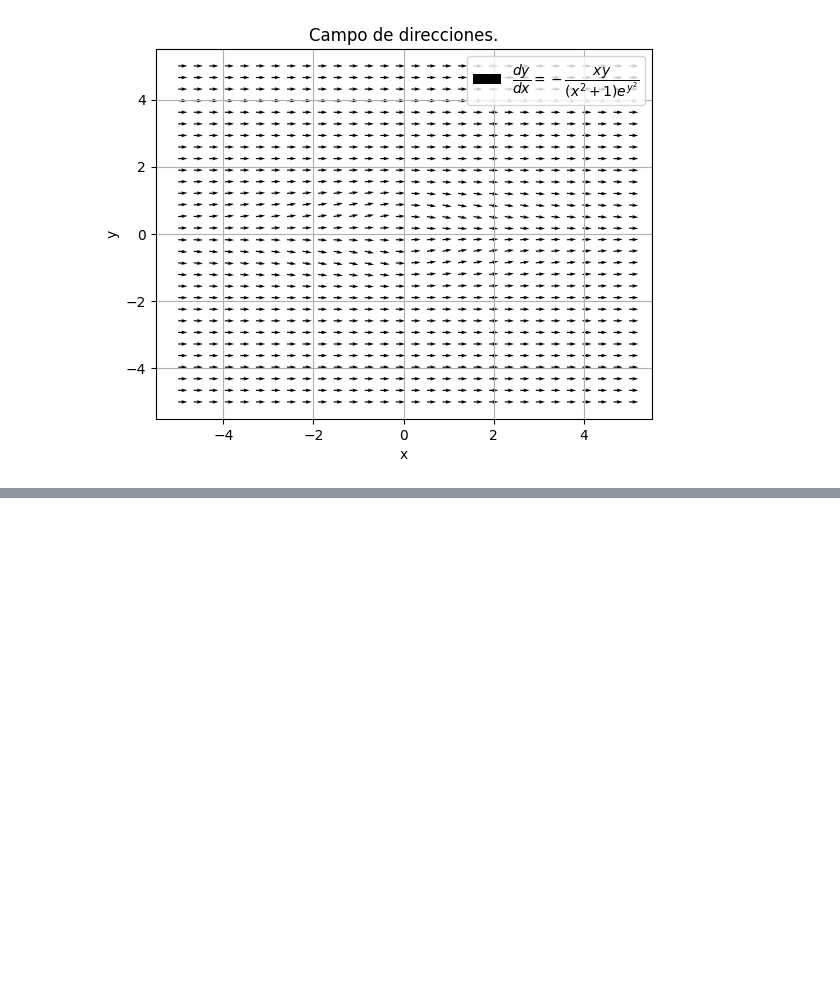
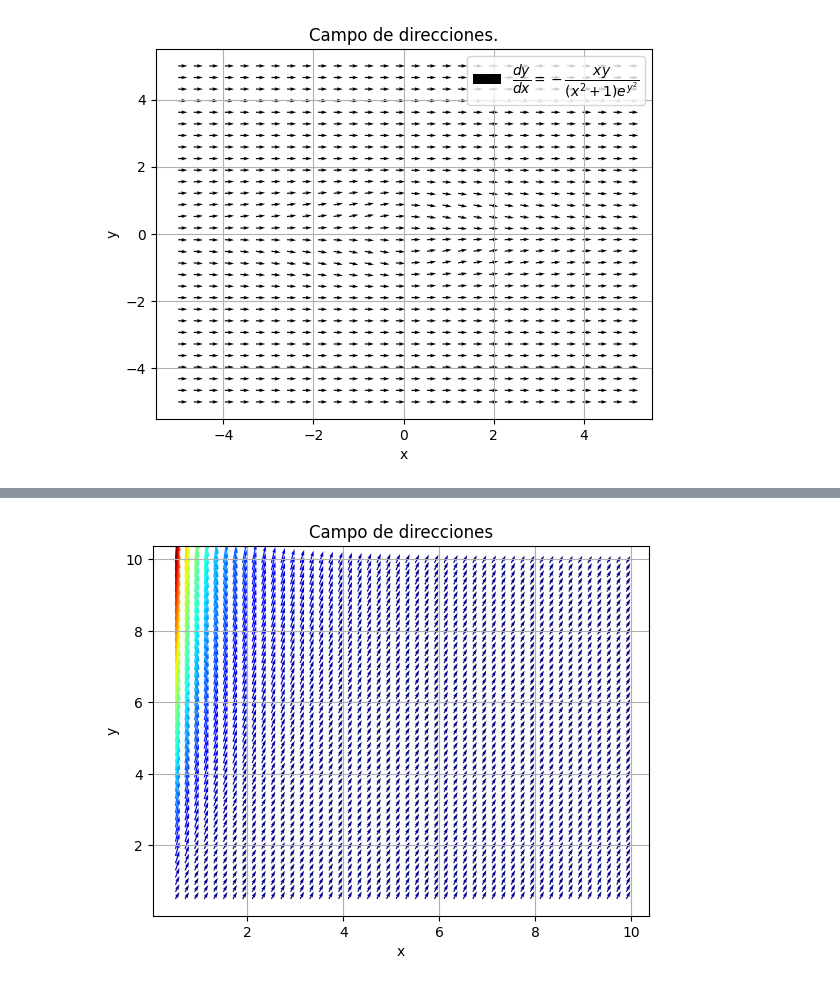
Before and after one commit to AyaxYordi/EDP-1, a Jupyter notebook: Ecuaciones_diferenciales_con_Sympy.ipynb, the cells around one changed output, grey strips where cells are left out. Cells and saved outputs as stored; diff of their text form; code cells hidden in the pictures; blank space fills up the shorter version.

```diff
--- a/Ecuaciones_diferenciales_con_Sympy.ipynb
+++ b/Ecuaciones_diferenciales_con_Sympy.ipynb
@@ -359,0 +434,18 @@ plt.show()
+# %%
+fig , ax = plt.subplots()
+x , y = np.meshgrid(np.arange(0.5, 10, 0.2), np.arange(0.5, 10, 0.2)) # Region de R2 que se grafica
+
+U = 1.0
+V = y/x+2*np.exp(-y/x) # f(x,y)
+
+M = np.hypot(U, V)
+
+Q = ax.quiver(x,y, U, V, M, units='x',scale=12,cmap=cm.jet)
+
+plt.title("Campo de direcciones")
+plt.ylabel("y")
+plt.xlabel("x")
+plt.grid()
+plt.show()
+# %% [output]
+[figure, added]
```
Also changed, not shown: parts of 51 cells of this notebook.
